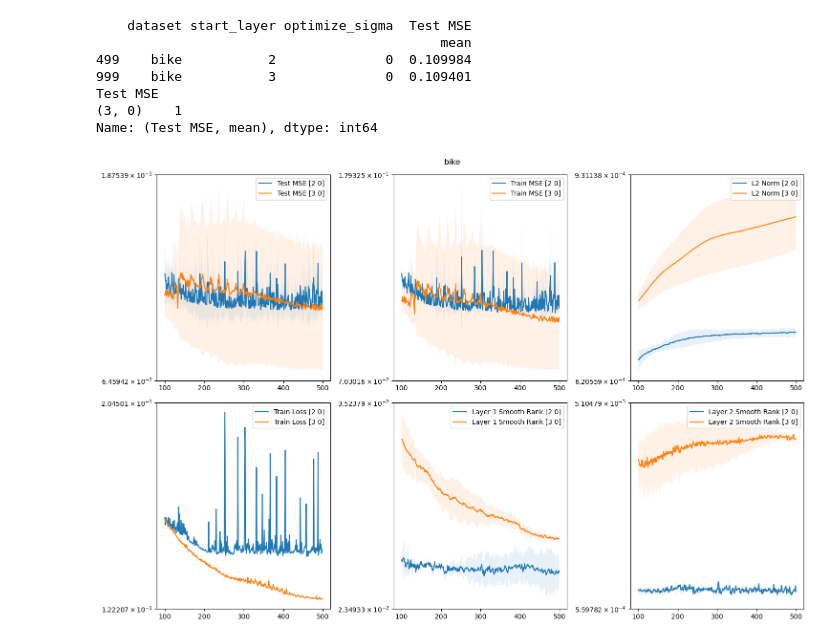
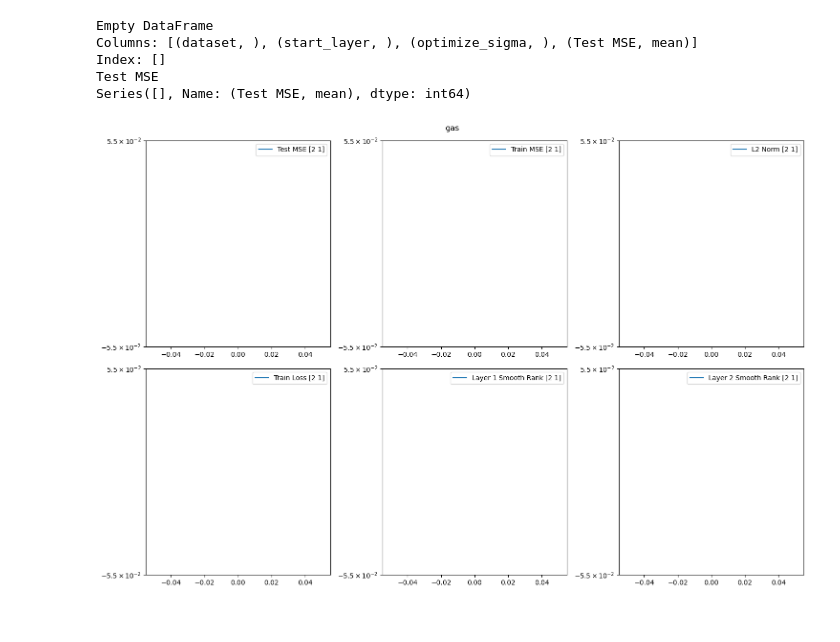
Before and after one commit to shohamne/ranks, a Jupyter notebook: vizualization.ipynb, the cells around one changed output. Cells and saved outputs as stored; diff of their text form; code cells hidden in the pictures.

Commit message:
tests before clean gp

```diff
--- a/vizualization.ipynb
+++ b/vizualization.ipynb
@@ -11,11 +11,11 @@ directory = '.'
 # Initialize an empty list to store DataFrames
 dfs = []
 
-datasets = [name for name, (n_observations, n_dimensions) in uci_datasets.all_datasets.items() if 10000 < n_observations < 50000]
+datasets = [name for name, (n_observations, n_dimensions) in uci_datasets.all_datasets.items() if 1 < n_observations < 50000]
 
 # Iterate over the files in the directory
 for filename in os.listdir(directory):
-    if filename.endswith('.csv') and 'split' in filename and "'sigma0': 1.0" in filename:
+    if filename.endswith('.csv') and 'split' in filename:
         global_entries = eval(filename.split('.csv')[0])
         if global_entries['dataset'] not in datasets:
             continue
@@ -70,7 +70,7 @@ print(big_df.to_markdown())
 # %%
 
 def compute_winners(df, metric):
-    df = grouped_df[(grouped_df['Epoch']==100) & (grouped_df['optimize_sigma']==0)][[('dataset', ''), ('start_layer', ''), ('optimize_sigma', ''), (metric, 'mean')]]
+    df = grouped_df[(grouped_df['Epoch']==100) & (grouped_df['optimize_sigma']==1)][[('dataset', ''), ('start_layer', ''), ('optimize_sigma', ''), (metric, 'mean')]]
     multi_indexed = df.groupby(['dataset',  'start_layer', 'optimize_sigma']).mean()
     winners = multi_indexed.groupby(level=0).idxmin()
     winner_counts = winners[(metric, 'mean')].apply(lambda x: x[1:3]).value_counts()
@@ -90,34 +90,32 @@ print(compute_winners(df, metric))
 #print(metric)
 #print(compute_winners(df, metric))
 # %% [output]
-    dataset start_layer optimize_sigma  Test MSE
-                                            mean
-499    bike           2              0  0.109984
-999    bike           3              0  0.109401
+Empty DataFrame
+Columns: [(dataset, ), (start_layer, ), (optimize_sigma, ), (Test MSE, mean)]
+Index: []
 Test MSE
-(3, 0)    1
-Name: (Test MSE, mean), dtype: int64
+Series([], Name: (Test MSE, mean), dtype: int64)
 # %%
 for dataset in grouped_df['dataset'].unique():
     fig, axs = plt.subplots(2, 3, figsize=(15,10))  # create 6 subplots, 2 rows by 3 columns
     fig.suptitle(dataset)
     for start_layer in grouped_df['start_layer'].unique():
-        for optimize_sigma in [0]:
+        for optimize_sigma in [1]:
             df = grouped_df[(grouped_df.dataset == dataset)
                             & (grouped_df.start_layer == start_layer)
-                            & (grouped_df.optimize_sigma == optimize_sigma)
+                            #& (grouped_df.optimize_sigma == optimize_sigma)
                             & (grouped_df.Epoch >= 100)]
 
             # For each subplot, plot the mean values and fill between the (mean - std) and (mean + std) values
             for i, metric in enumerate(['Test MSE', 'Train MSE', 'L2 Norm', 'Train Loss', 'Layer 1 Smooth Rank', 'Layer 2 Smooth Rank']):
                 mean = df[(metric, 'mean')]
                 std = df[(metric, 'std')]
                 axs[i // 3, i % 3].plot(df['Epoch'], mean, label=f'{metric} [{start_layer} {optimize_sigma}]')
                 axs[i // 3, i % 3].fill_between(df['Epoch'], mean - std, mean + std, alpha=0.1)
                 axs[i // 3, i % 3].set_yscale('symlog')
                 axs[i // 3, i % 3].legend()
 
 plt.tight_layout()
 plt.show()
 # %% [output]
-[figure, old version]
+[figure, new version]
```
Also changed, not shown: parts of 1 cell of this notebook, 3 other files.
